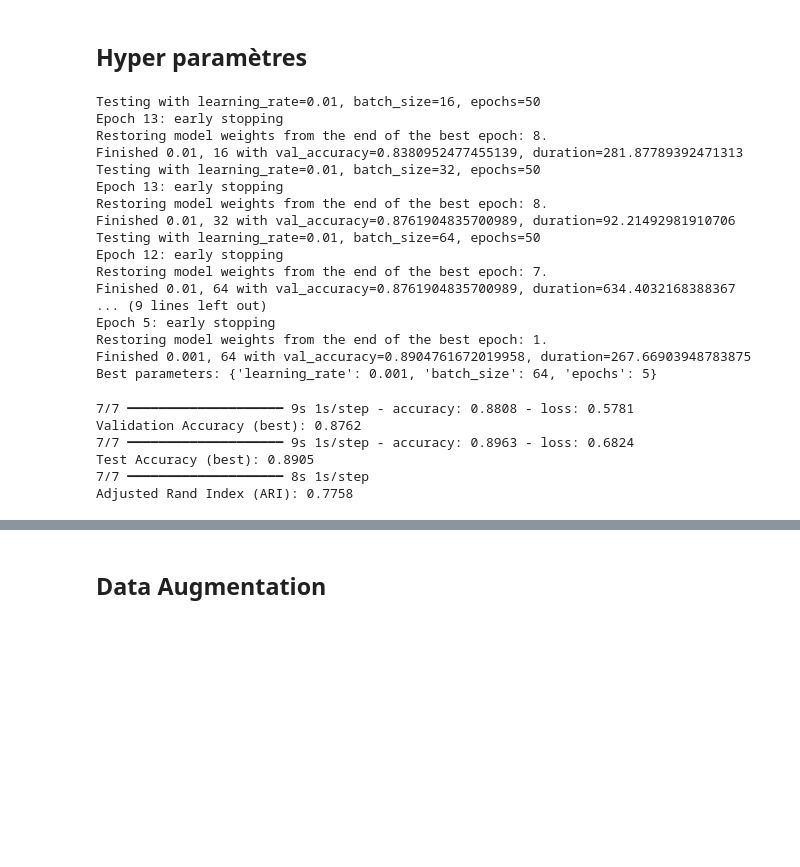
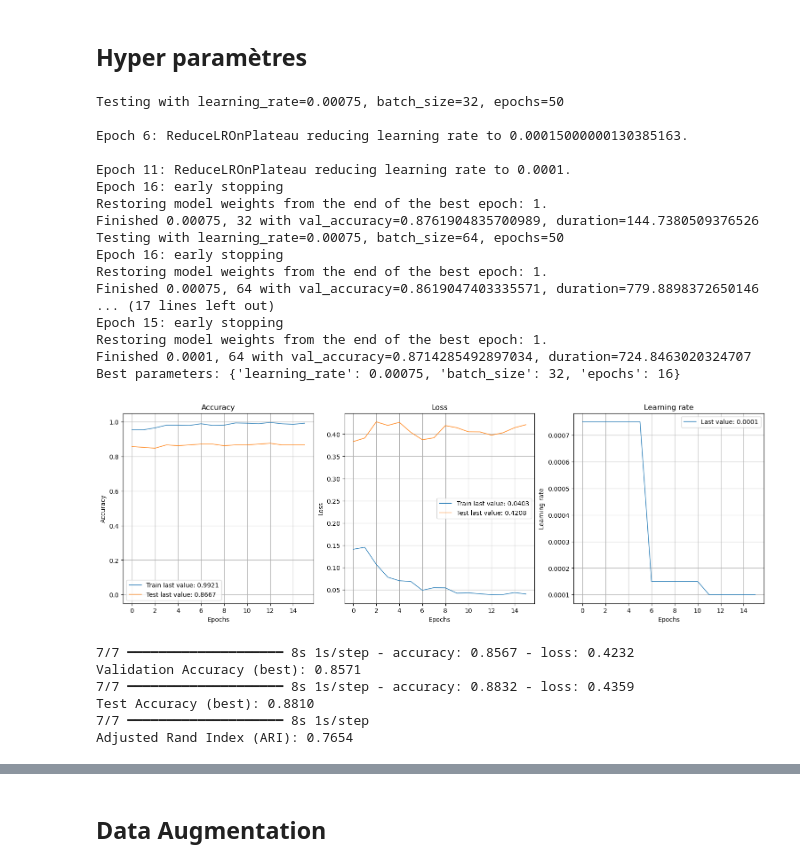
Before and after one commit to Stely-data/OC-Projet-6, a Jupyter notebook: Deveau_Estelle_5_notebook_img_classification_042024.ipynb, the cells around one changed output, grey strips where cells are left out. Drawn from its saved outputs; the diff is of its cells as text; code cells hidden in the pictures; blank space fills up the shorter version.

```diff
--- a/Deveau_Estelle_5_notebook_img_classification_042024.ipynb
+++ b/Deveau_Estelle_5_notebook_img_classification_042024.ipynb
@@ -343,26 +343,27 @@ plot_model_performance(data_metrics)
 ## Hyper paramètres
 # %%
 # Entraînement du modèle
-best_model, duration_best = test_hyperparameters(model_inceptionresnetv2, X_train_inceptionresnetv2, y_train, X_val_inceptionresnetv2,
-                                                 y_val, "./model_best.weights.h5")
+best_model, duration_best = train_hyperparameters(model_iresnetv2, X_train_inceptionresnetv2, y_train, X_val_inceptionresnetv2,
+                                                  y_val, "./model_best.weights.h5")
 # %% [output]
-Testing with learning_rate=0.01, batch_size=16, epochs=50
-Epoch 13: early stopping
-Restoring model weights from the end of the best epoch: 8.
-Finished 0.01, 16 with val_accuracy=0.8380952477455139, duration=281.87789392471313
-Testing with learning_rate=0.01, batch_size=32, epochs=50
-Epoch 13: early stopping
-Restoring model weights from the end of the best epoch: 8.
-Finished 0.01, 32 with val_accuracy=0.8761904835700989, duration=92.21492981910706
-Testing with learning_rate=0.01, batch_size=64, epochs=50
-Epoch 12: early stopping
-Restoring model weights from the end of the best epoch: 7.
-Finished 0.01, 64 with val_accuracy=0.8761904835700989, duration=634.4032168388367
-... (9 lines left out)
-Epoch 5: early stopping
+Testing with learning_rate=0.00075, batch_size=32, epochs=50
+
+Epoch 6: ReduceLROnPlateau reducing learning rate to 0.00015000000130385163.
+
+Epoch 11: ReduceLROnPlateau reducing learning rate to 0.0001.
+Epoch 16: early stopping
 Restoring model weights from the end of the best epoch: 1.
-Finished 0.001, 64 with val_accuracy=0.8904761672019958, duration=267.66903948783875
-Best parameters: {'learning_rate': 0.001, 'batch_size': 64, 'epochs': 5}
+Finished 0.00075, 32 with val_accuracy=0.8761904835700989, duration=144.7380509376526
+Testing with learning_rate=0.00075, batch_size=64, epochs=50
+Epoch 16: early stopping
+Restoring model weights from the end of the best epoch: 1.
+Finished 0.00075, 64 with val_accuracy=0.8619047403335571, duration=779.8898372650146
+... (17 lines left out)
+Epoch 15: early stopping
+Restoring model weights from the end of the best epoch: 1.
+Finished 0.0001, 64 with val_accuracy=0.8714285492897034, duration=724.8463020324707
+Best parameters: {'learning_rate': 0.00075, 'batch_size': 32, 'epochs': 16}
+[figure, added]
 # %%
 # Évaluation du modèle
 loss_best, accuracy_best, ari_score_best = evaluate_model(best_model,
@@ -371,12 +372,12 @@ loss_best, accuracy_best, ari_score_best = evaluate_model(best_model,
                                                           y_val, X_test_inceptionresnetv2,
                                                           y_test, best_weights_path="none")
 # %% [output]
-7/7 ━━━━━━━━━━━━━━━━━━━━ 9s 1s/step - accuracy: 0.8808 - loss: 0.5781
-Validation Accuracy (best): 0.8762
-7/7 ━━━━━━━━━━━━━━━━━━━━ 9s 1s/step - accuracy: 0.8963 - loss: 0.6824
-Test Accuracy (best): 0.8905
+7/7 ━━━━━━━━━━━━━━━━━━━━ 8s 1s/step - accuracy: 0.8567 - loss: 0.4232
+Validation Accuracy (best): 0.8571
+7/7 ━━━━━━━━━━━━━━━━━━━━ 8s 1s/step - accuracy: 0.8832 - loss: 0.4359
+Test Accuracy (best): 0.8810
 7/7 ━━━━━━━━━━━━━━━━━━━━ 8s 1s/step
-Adjusted Rand Index (ARI): 0.7758
+Adjusted Rand Index (ARI): 0.7654
 # %%
 add_results('InceptionResNetV2(HP)', loss_best, accuracy_best, ari_score_best, duration_best)
 data_metrics = pd.DataFrame(data_results)
```
Also changed, not shown: parts of 28 cells of this notebook, 2 other files.
